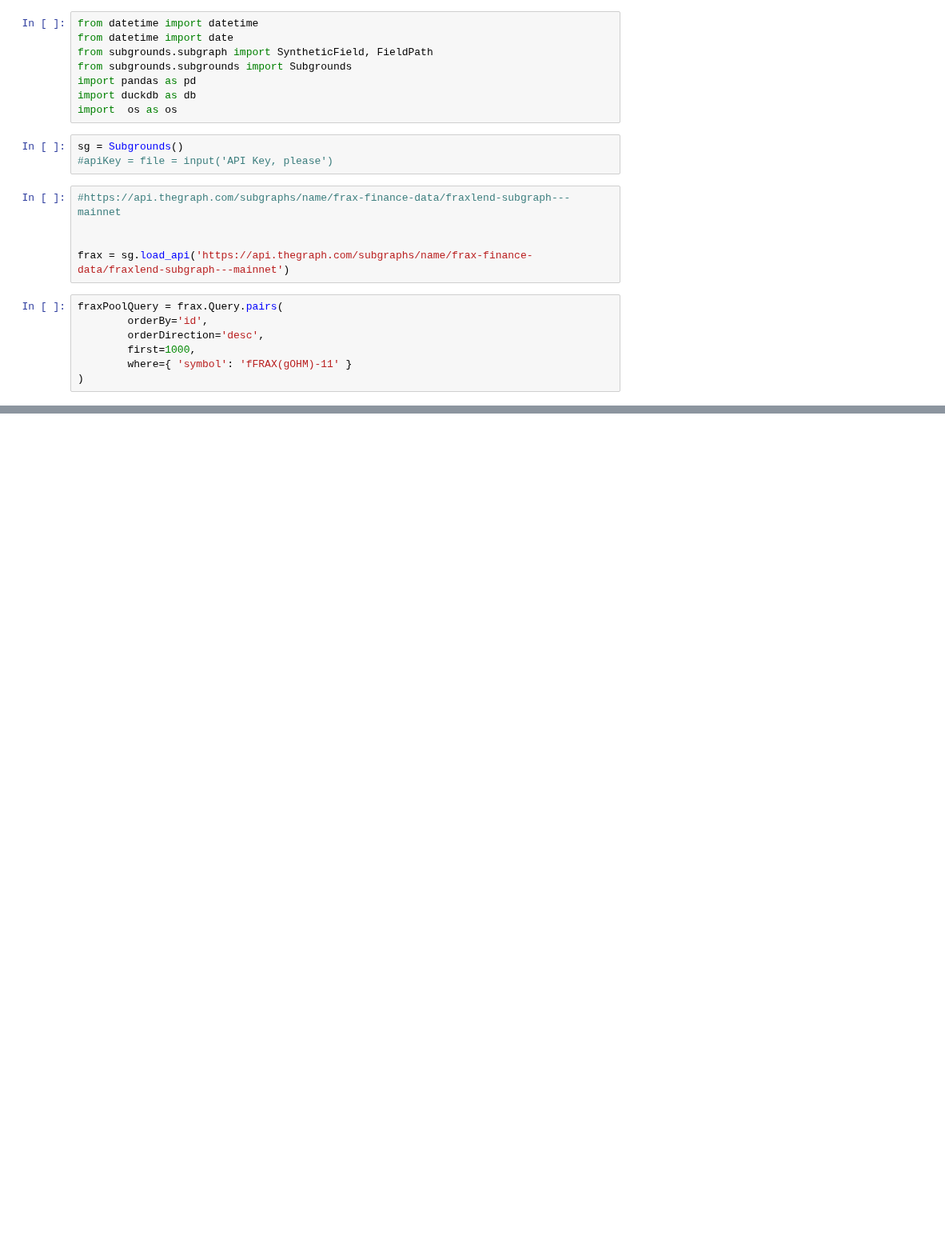
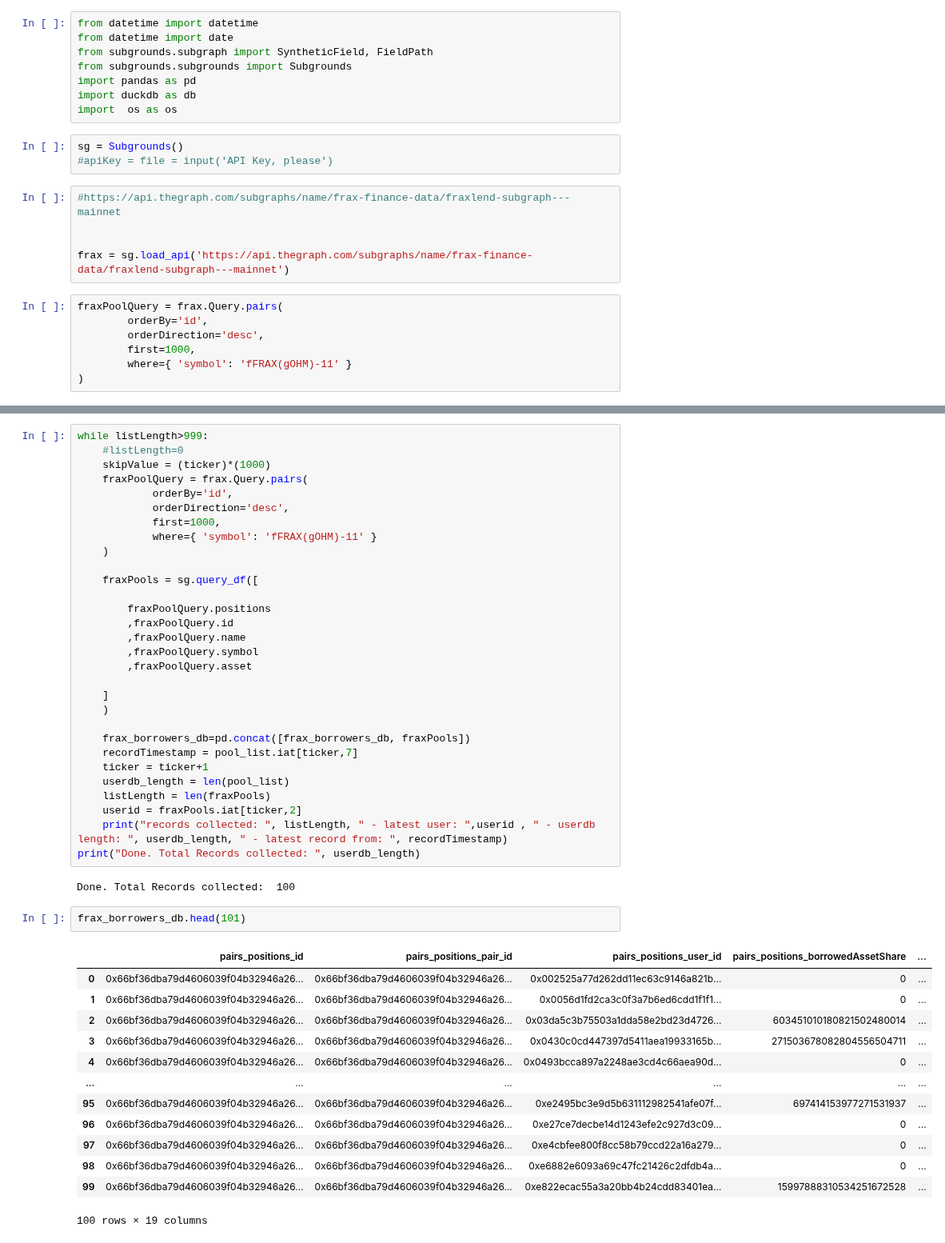
Before and after one commit to EdgeCaser/EconohmetricsOld, a Jupyter notebook: ohmFraxBorrowers.ipynb, the cells around one changed output, grey strips where cells are left out. Shown at 80% size. Saved outputs shown, nothing was run; the diff lists cells and outputs as text; blank space fills up the shorter version.

```diff
--- a/ohmFraxBorrowers.ipynb
+++ b/ohmFraxBorrowers.ipynb
@@ -35,0 +92,48 @@ fraxPools.head(20)
+# %%
+while listLength>999:
+    #listLength=0
+    skipValue = (ticker)*(1000)
+    fraxPoolQuery = frax.Query.pairs(
+            orderBy='id',
+            orderDirection='desc',
+            first=1000,
+            where={ 'symbol': 'fFRAX(gOHM)-11' }
+    )
+
+    fraxPools = sg.query_df([
+
+        fraxPoolQuery.positions
+        ,fraxPoolQuery.id
+        ,fraxPoolQuery.name
+        ,fraxPoolQuery.symbol
+        ,fraxPoolQuery.asset
+
+    ]
+    )
+
+    frax_borrowers_db=pd.concat([frax_borrowers_db, fraxPools])
+    recordTimestamp = pool_list.iat[ticker,7]
+    ticker = ticker+1
+    userdb_length = len(pool_list)
+    listLength = len(fraxPools)
+    userid = fraxPools.iat[ticker,2]
+    print("records collected: ", listLength, " - latest user: ",userid , " - userdb length: ", userdb_length, " - latest record from: ", recordTimestamp)
+print("Done. Total Records collected: ", userdb_length)
+# %% [output]
+Done. Total Records collected:  100
+# %%
+frax_borrowers_db.head(101)
+# %% [output]
+|  | pairs_positions_id | pairs_positions_pair_id | pairs_positions_user_id | pairs_positions_borrowedAssetShare | ... |
+| 0 | 0x66bf36dba79d4606039f04b32946a26... | 0x66bf36dba79d4606039f04b32946a26... | 0x002525a77d262dd11ec63c9146a821b... | 0 | ... |
+| 1 | 0x66bf36dba79d4606039f04b32946a26... | 0x66bf36dba79d4606039f04b32946a26... | 0x0056d1fd2ca3c0f3a7b6ed6cdd1f1f1... | 0 | ... |
+| 2 | 0x66bf36dba79d4606039f04b32946a26... | 0x66bf36dba79d4606039f04b32946a26... | 0x03da5c3b75503a1dda58e2bd23d4726... | 603451010180821502480014 | ... |
+| 3 | 0x66bf36dba79d4606039f04b32946a26... | 0x66bf36dba79d4606039f04b32946a26... | 0x0430c0cd447397d5411aea19933165b... | 271503678082804556504711 | ... |
+| 4 | 0x66bf36dba79d4606039f04b32946a26... | 0x66bf36dba79d4606039f04b32946a26... | 0x0493bcca897a2248ae3cd4c66aea90d... | 0 | ... |
+| ... | ... | ... | ... | ... | ... |
+| 95 | 0x66bf36dba79d4606039f04b32946a26... | 0x66bf36dba79d4606039f04b32946a26... | 0xe2495bc3e9d5b631112982541afe07f... | 697414153977271531937 | ... |
+| 96 | 0x66bf36dba79d4606039f04b32946a26... | 0x66bf36dba79d4606039f04b32946a26... | 0xe27ce7decbe14d1243efe2c927d3c09... | 0 | ... |
+| 97 | 0x66bf36dba79d4606039f04b32946a26... | 0x66bf36dba79d4606039f04b32946a26... | 0xe4cbfee800f8cc58b79ccd22a16a279... | 0 | ... |
+| 98 | 0x66bf36dba79d4606039f04b32946a26... | 0x66bf36dba79d4606039f04b32946a26... | 0xe6882e6093a69c47fc21426c2dfdb4a... | 0 | ... |
+| 99 | 0x66bf36dba79d4606039f04b32946a26... | 0x66bf36dba79d4606039f04b32946a26... | 0xe822ecac55a3a20bb4b24cdd83401ea... | 15997888310534251672528 | ... |
+100 rows × 19 columns
```
Also changed, not shown: parts of 6 cells of this notebook.
